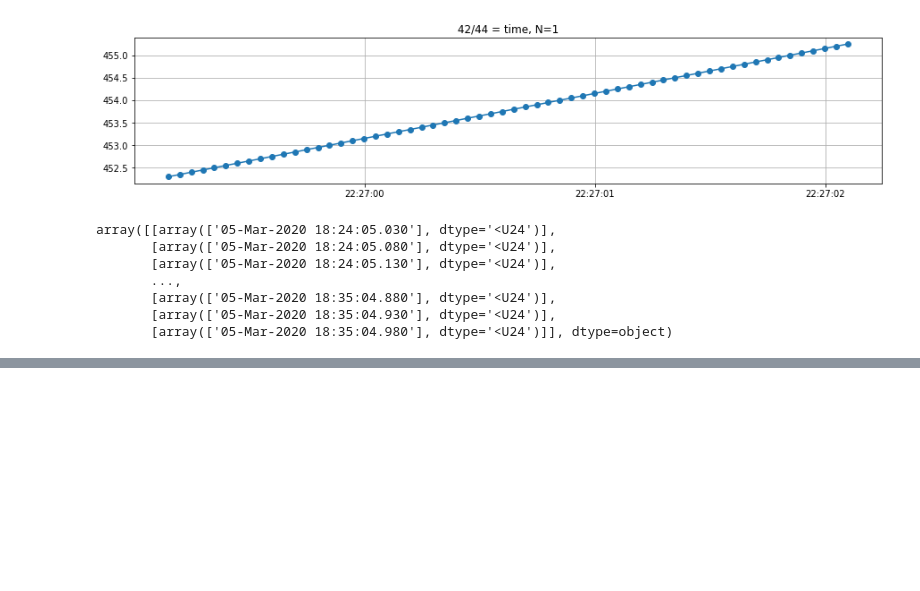
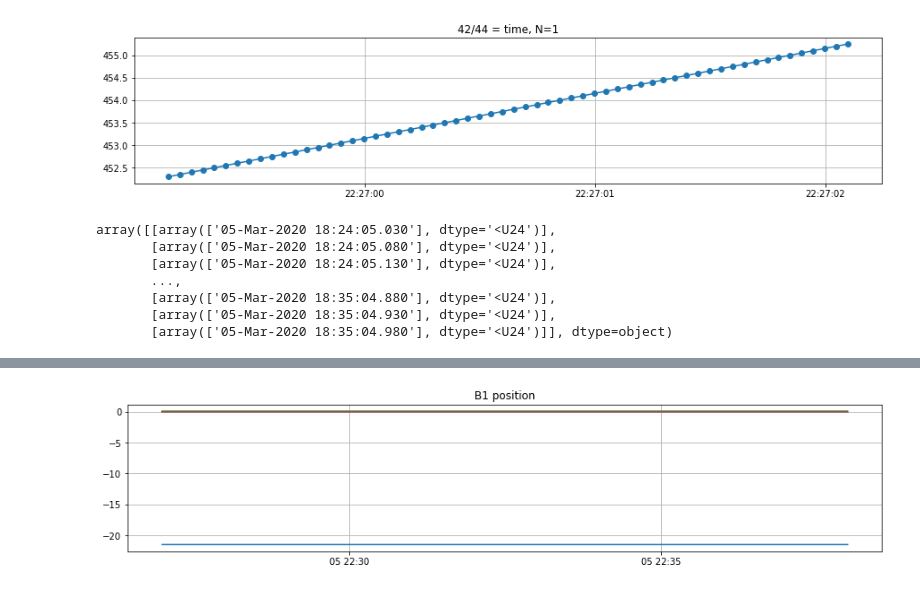
Before and after one commit to bxin/M2_summit_2003, a Jupyter notebook: a02_check_telemetry.ipynb, the cells around one changed output, grey strips where cells are left out. Cells and saved outputs as stored; diff of their text form; code cells hidden in the pictures; blank space fills up the shorter version.

```diff
--- a/a02_check_telemetry.ipynb
+++ b/a02_check_telemetry.ipynb
@@ -18,6 +18,9 @@ register_matplotlib_converters()
 # %%
 start = Time('2020-03-05T22:27:00') #this is UTC
 end = Time('2020-03-05T22:38:00')
+
+client = EfdClient('summit_efd')
+csc_index = 1
 # %%
 mat = scipy.io.loadmat('mat/0305/CellTelemetry_2020-03-05_203926_002.mat')
 print(mat['data'].dtype.names)
@@ -567,0 +573,5 @@ array([[array(['05-Mar-2020 18:24:05.030'], dtype='<U24')],
+# %%
+#known bug, M2 sends utc everywhere.
+df = await client.select_time_series('lsst.sal.MTM2.mirrorPositionMeasured', '*',
+                                     (start-timedelta(seconds=37)).tai, (end-timedelta(seconds=37)).tai, csc_index)
+df.head()
@@ -567,0 +585,12 @@ array([[array(['05-Mar-2020 18:24:05.030'], dtype='<U24')],
+# %%
+fig, ax = plt.subplots(figsize=(15,3))
+plt.plot(pd.to_datetime(df.private_sndStamp, unit='s'), df.xPosition)
+plt.plot(pd.to_datetime(df.private_sndStamp, unit='s'), df.yPosition)
+plt.plot(pd.to_datetime(df.private_sndStamp, unit='s'), df.piston)
+plt.plot(pd.to_datetime(df.private_sndStamp, unit='s'), df.xTilt)
+plt.plot(pd.to_datetime(df.private_sndStamp, unit='s'), df.yTilt)
+plt.plot(pd.to_datetime(df.private_sndStamp, unit='s'), df.thetaZPosition)
+plt.title('B1 position')
+plt.grid();
+# %% [output]
+[figure, added]
```
Also changed, not shown: parts of 21 cells of this notebook, 2 other files.
